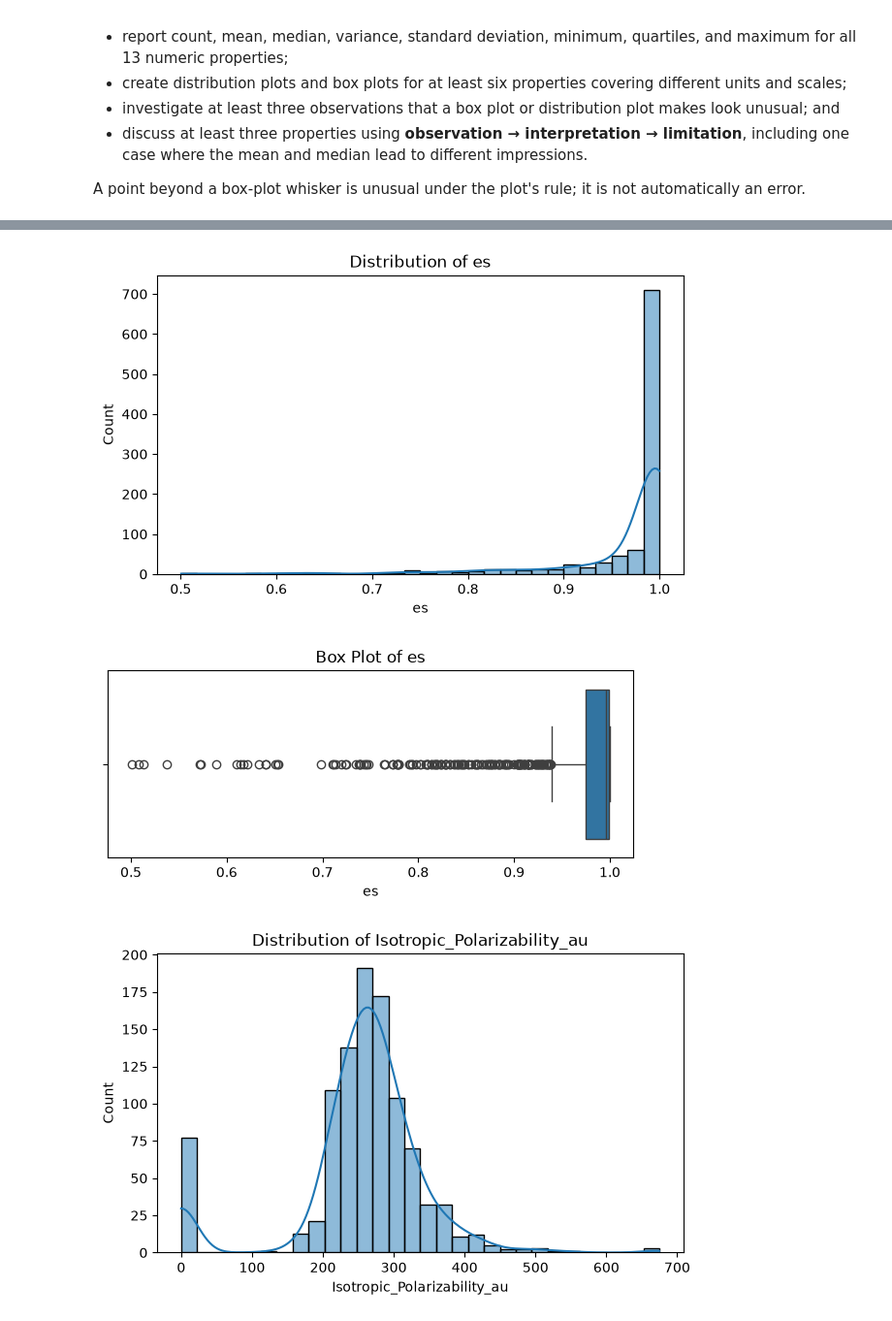
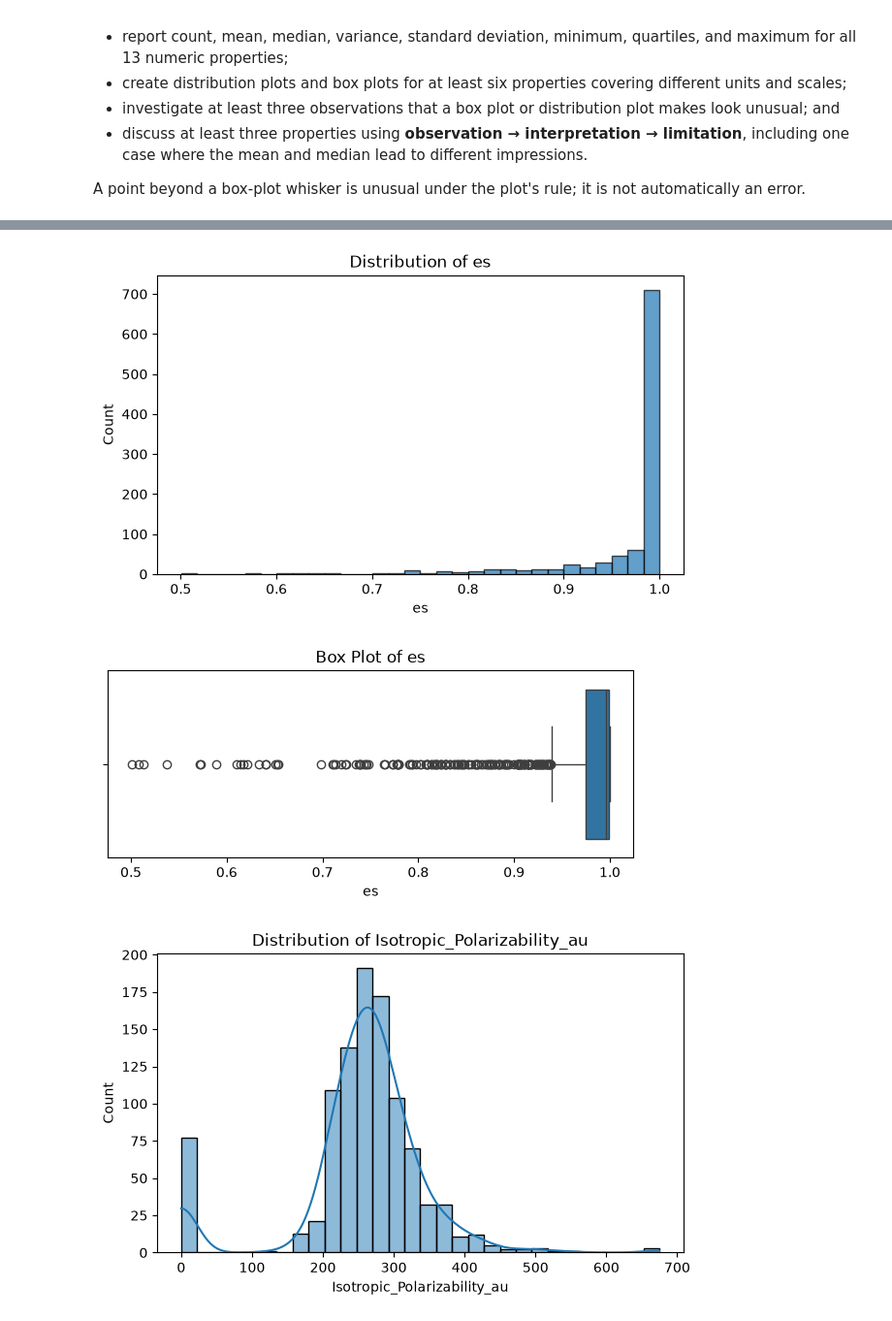
Before and after one commit to zleung9/2026-summar-ai, a Jupyter notebook: sections/s02/submissions/student0019425/s02_data_exploration.ipynb, the cells around one changed output, grey strips where cells are left out. Shown at 97% size. Drawn from its saved outputs; the diff is of its cells as text; code cells hidden in the pictures.

```diff
--- a/sections/s02/submissions/student0019425/s02_data_exploration.ipynb
+++ b/sections/s02/submissions/student0019425/s02_data_exploration.ipynb
@@ -391,17 +412,17 @@ plt.show()
 # %%
 plt.figure(figsize=(7, 4))
-sns.histplot(numeric_data["es"], bins=30, kde=True)
+plt.hist(numeric_data["es"], bins=30, edgecolor='black', alpha=0.7)
 plt.title("Distribution of es")
 plt.xlabel("es")
 plt.ylabel("Count")
 plt.show()
 plt.figure(figsize=(7, 2.5))
 sns.boxplot(x=numeric_data["es"])
 plt.title("Box Plot of es")
 plt.xlabel("es")
 plt.show()
 # %% [output]
-[figure, old version]
+[figure, new version]
 [figure]
 # %%
 plt.figure(figsize=(7, 4))
```
Also changed, not shown: parts of 11 cells of this notebook.
